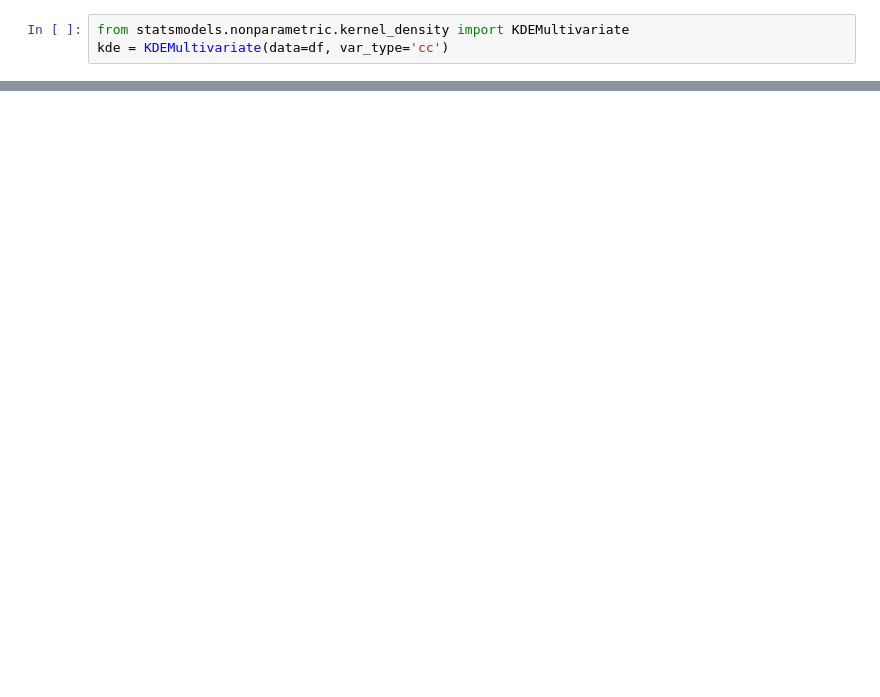
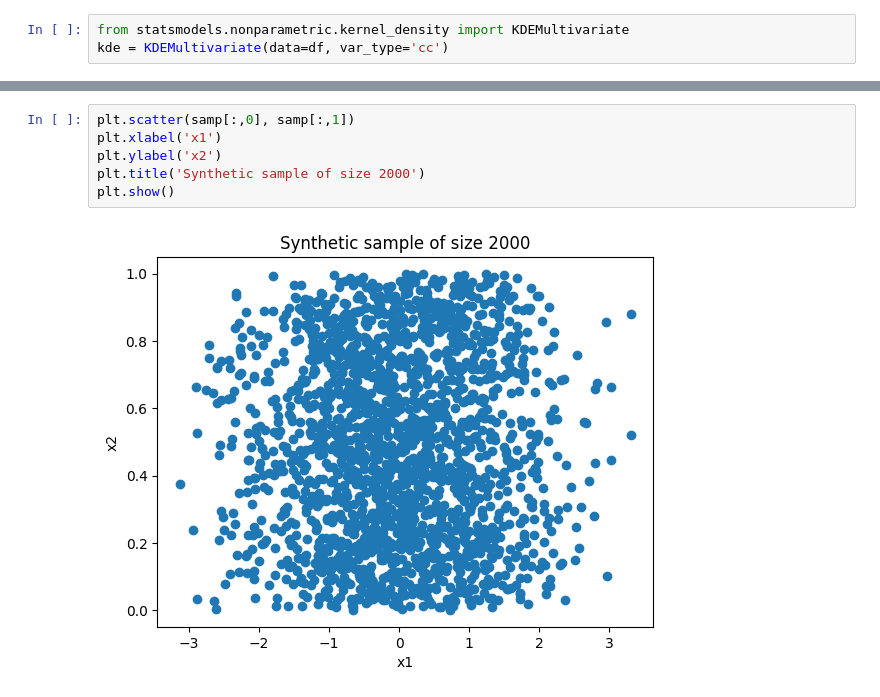
Before and after one commit to araskay/syndat, a Jupyter notebook: tutorial/demo_visuals.ipynb, the cells around one changed output, grey strips where cells are left out. Cells and saved outputs as stored; diff of their text form; blank space fills up the shorter version.

```diff
--- a/tutorial/demo_visuals.ipynb
+++ b/tutorial/demo_visuals.ipynb
@@ -55,0 +130,8 @@ plt.show()
+# %%
+plt.scatter(samp[:,0], samp[:,1])
+plt.xlabel('x1')
+plt.ylabel('x2')
+plt.title('Synthetic sample of size 2000')
+plt.show()
+# %% [output]
+[figure, added]
```
Also changed, not shown: parts of 5 cells of this notebook.
